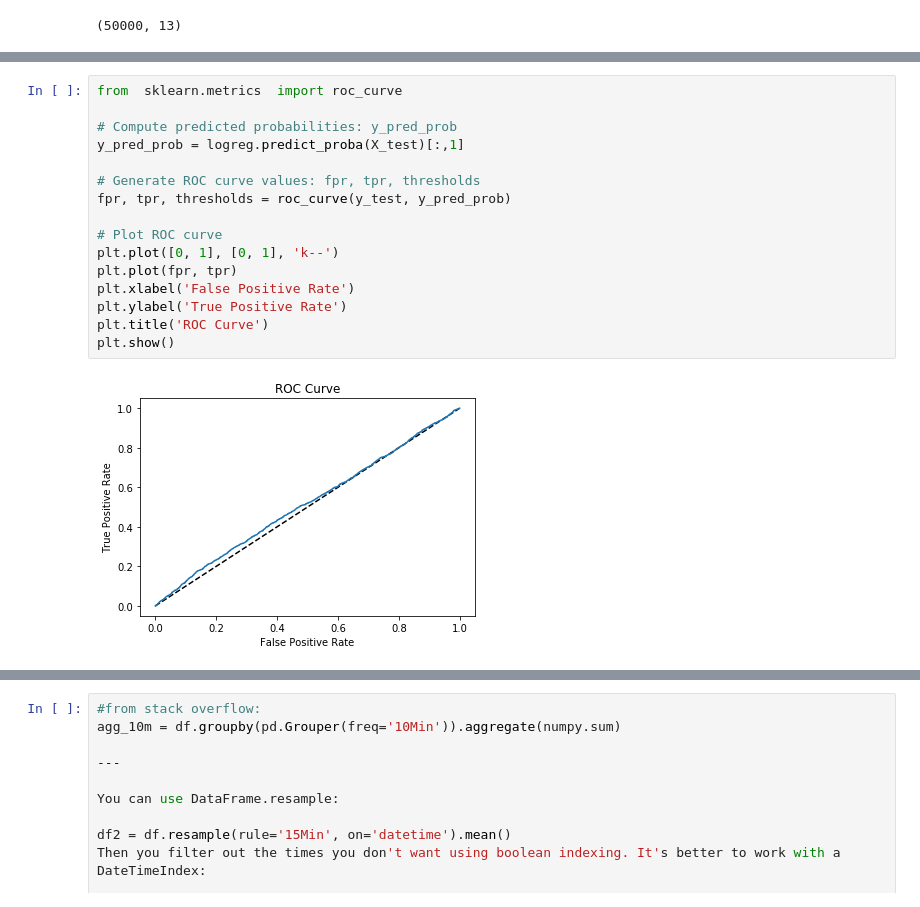
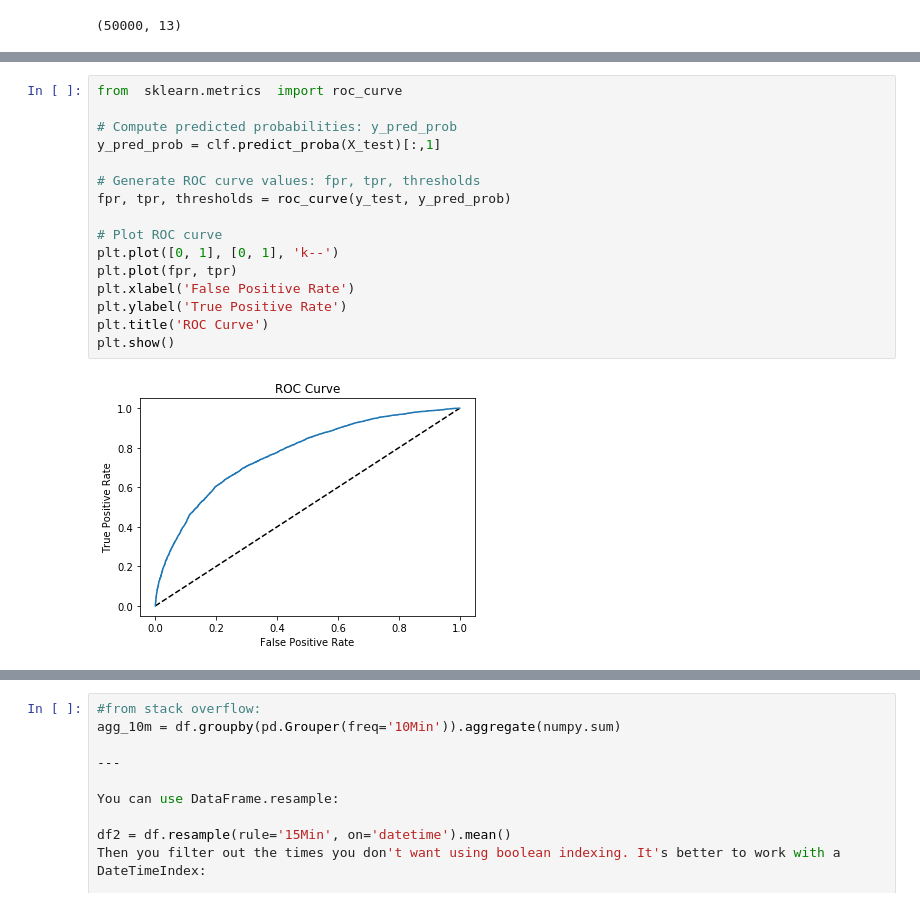
Before and after one commit to misterhappy2/ultimate_challenge, a Jupyter notebook: Interview1.ipynb, the cells around one changed output, grey strips where cells are left out. Drawn from its saved outputs; the diff is of its cells as text.

```diff
--- a/Interview1.ipynb
+++ b/Interview1.ipynb
@@ -865,18 +866,18 @@ ValueError: X has 12 features per sample; expecting 13
 # %%
 from  sklearn.metrics  import roc_curve
 
 # Compute predicted probabilities: y_pred_prob
-y_pred_prob = logreg.predict_proba(X_test)[:,1]
+y_pred_prob = clf.predict_proba(X_test)[:,1]
 
 # Generate ROC curve values: fpr, tpr, thresholds
 fpr, tpr, thresholds = roc_curve(y_test, y_pred_prob)
 
 # Plot ROC curve
 plt.plot([0, 1], [0, 1], 'k--')
 plt.plot(fpr, tpr)
 plt.xlabel('False Positive Rate')
 plt.ylabel('True Positive Rate')
 plt.title('ROC Curve')
 plt.show()
 # %% [output]
-[figure, old version]
+[figure, new version]
```
Also changed, not shown: parts of 5 cells of this notebook.
